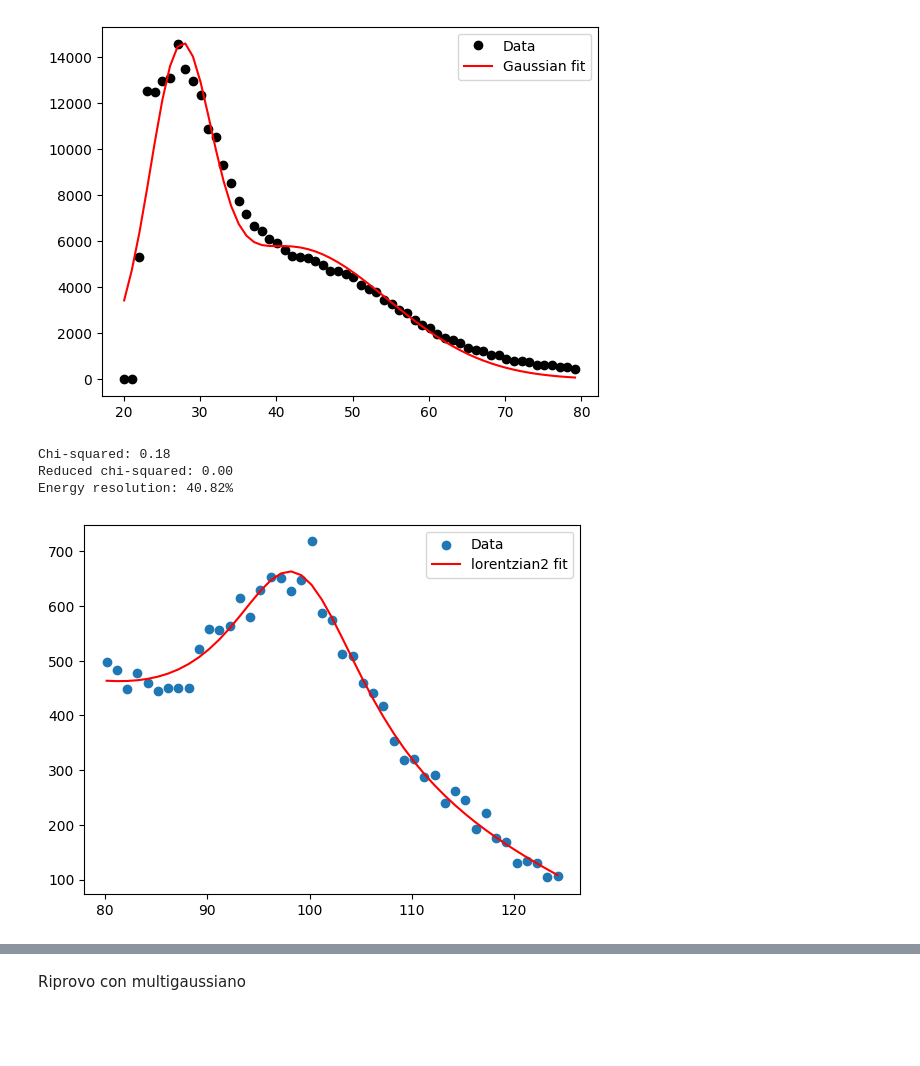
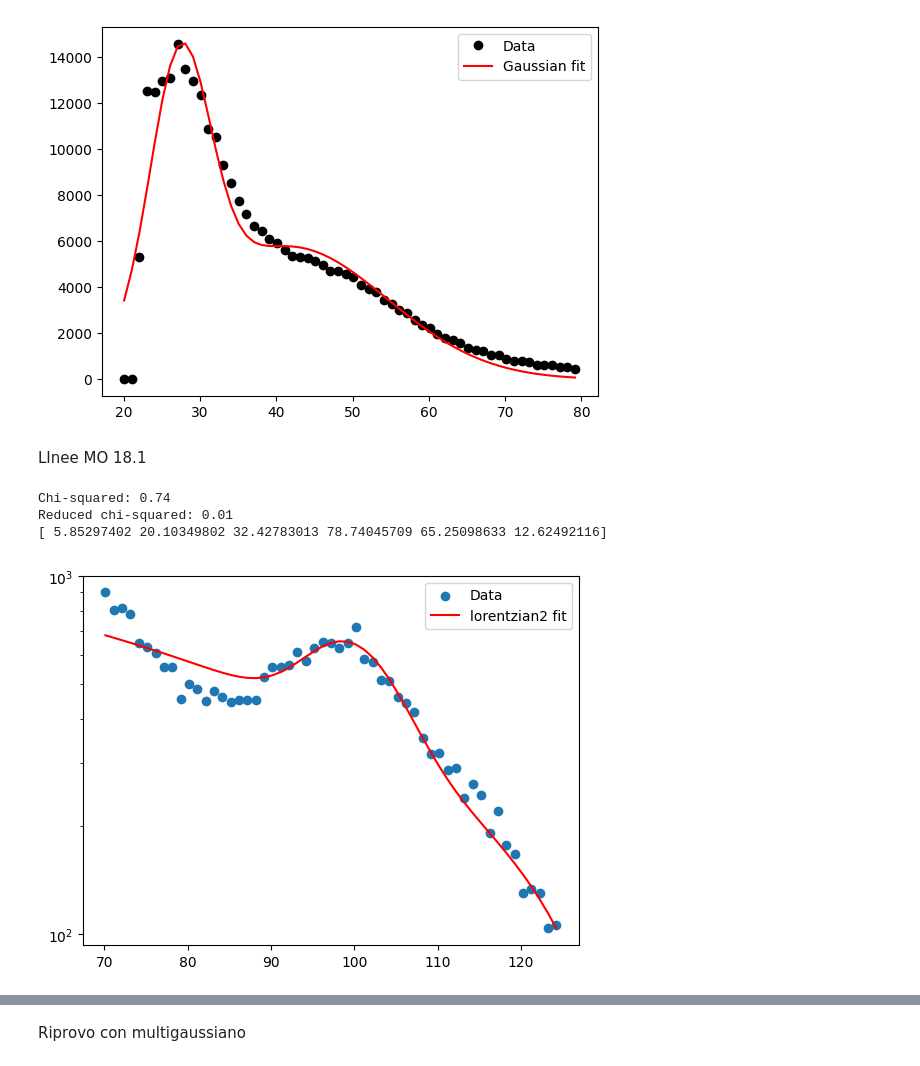
Before and after one commit to francescouni0/FisMedLab, a Jupyter notebook: Silici/Secondo Giorno/siliciGiorno2/fluorescenze.ipynb, the cells around one changed output, grey strips where cells are left out. Cells and saved outputs as stored; diff of their text form; code cells hidden in the pictures; blank space fills up the shorter version.

```diff
--- a/Silici/Secondo Giorno/siliciGiorno2/fluorescenze.ipynb
+++ b/Silici/Secondo Giorno/siliciGiorno2/fluorescenze.ipynb
@@ -181,6 +294,11 @@ coeff, var_matrix = curve_fit(gaussian_sum, x, y, p0=p0)
 fit_y = gaussian_sum(x, *coeff)
 plt.plot(x, fit_y, 'r-', label='Gaussian fit')
 
+E=np.append(E,[coeff[1]])
+dE=np.append(dE,[np.sqrt(var_matrix[1,1])])
+ds=np.append(ds,[np.sqrt(var_matrix[2,2])])
+s=np.append(s,[coeff[2]])
+
 # Calculate the chi-squared value
 residuals = y - fit_y
 chi2 = np.sum((residuals / fit_y) ** 2)
@@ -196,44 +314,55 @@ plt.show()
 Chi-squared: 71.81
 Reduced chi-squared: 1.33
 [figure]
+# %% [markdown]
+LInee MO  18.1
 # %%
-def lorentzian2(x, amplitude, mean, fwhm,m,b):
-    return ((amplitude * (fwhm / 2) ** 2) / ((x - mean) ** 2 + (fwhm / 2) ** 2))-m*x+b
+def lorentzian2(x, amplitude, mean, stddev,m,b):
+    return (amplitude * np.exp(-(x - mean) ** 2 / (2 * stddev ** 2)))-m*x+b
 
+plt.yscale('log')
 
 # Load the data and create the x and y arrays
 x=np.linspace(0,500,500)
 
-y = Mo[80:125]
-x1 = x[80:125]
+y = Mo[70:125]
+x1 = x[70:125]
 
 # Plot the data
 plt.scatter(x1, y, label='Data')
 
 # Fit the lorentzian to the data using curve_fit
-p0 = [650, 95, 20,20,1000]  # Initial guesses for amplitude, mean, and stddev
+p0 = [650, 95, 12,50,5000]  # Initial guesses for amplitude, mean, and stddev
 coeff, var_matrix = curve_fit(lorentzian2, x1, y, p0=p0)
+
+E=np.append(E,coeff[1])
+dE=np.append(dE,np.sqrt(var_matrix[1,1]))
+ds=np.append(ds,np.sqrt(var_matrix[2,2]))
+s=np.append(s,coeff[2])
+
+
 fit_y = lorentzian2(x1, *coeff)
 plt.plot(x1, fit_y, 'r-', label='lorentzian2 fit')
 
 # Calculate the chi-squared value
 residuals = y - fit_y
 chi2 = np.sum((residuals / fit_y) ** 2)
 dof = len(x1) - len(p0)  # Degrees of freedom
 reduced_chi2 = chi2 / dof
 print('Chi-squared: {:.2f}'.format(chi2))
 print('Reduced chi-squared: {:.2f}'.format(reduced_chi2))
 
 # Calculate the energy resolution (FWHM) of the peak
 fwhm = 2 * np.sqrt(2 * np.log(2)) * abs(coeff[2])
-resolution = fwhm / coeff[1] * 100  # Convert to percentage
-print('Energy resolution: {:.2f}%'.format(resolution))
+resolution = np.append(resolution,fwhm / coeff[1] * 100)  # Convert to percentage
+
+print(resolution)
 
 # Add a legend and show the plot
 plt.legend()
 plt.show()
 # %% [output]
-Chi-squared: 0.18
-Reduced chi-squared: 0.00
-Energy resolution: 40.82%
+Chi-squared: 0.74
+Reduced chi-squared: 0.01
+[ 5.85297402 20.10349802 32.42783013 78.74045709 65.25098633 12.62492116]
-[figure, old version]
+[figure, new version]
```
Also changed, not shown: parts of 17 cells of this notebook.
